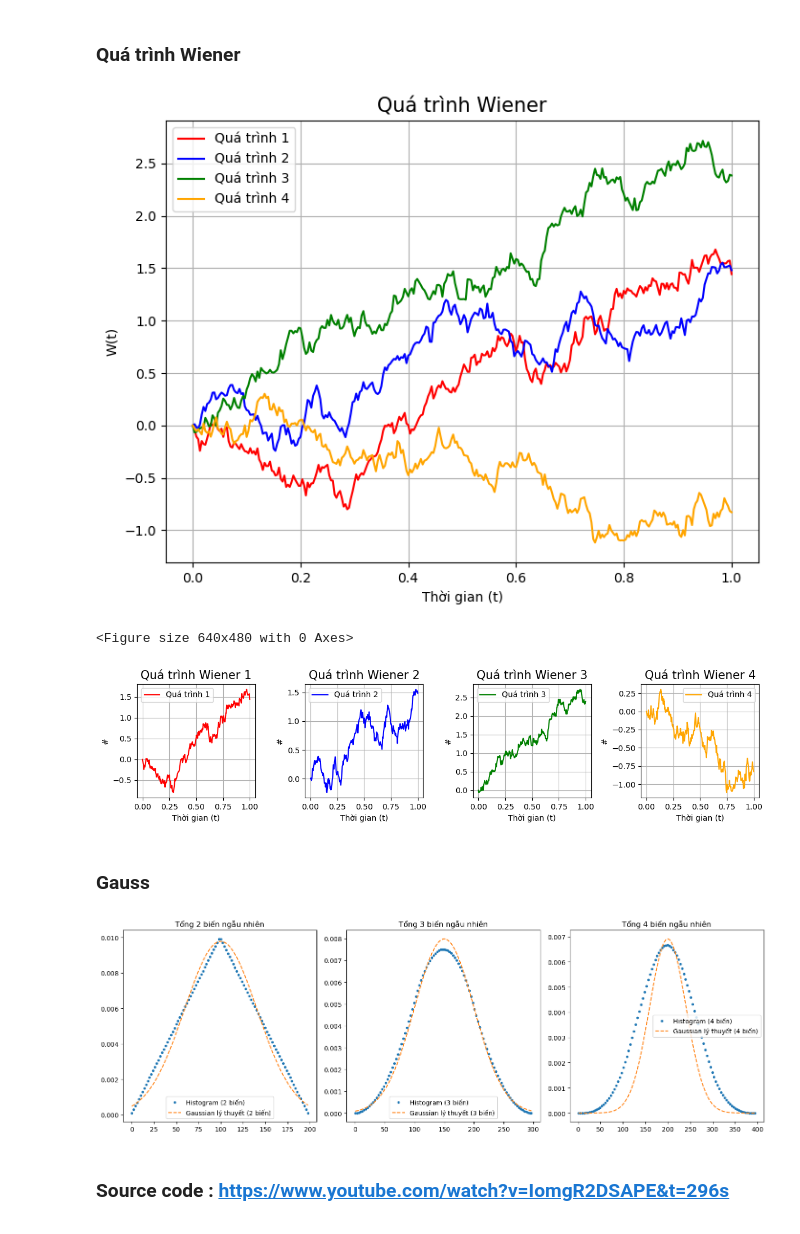
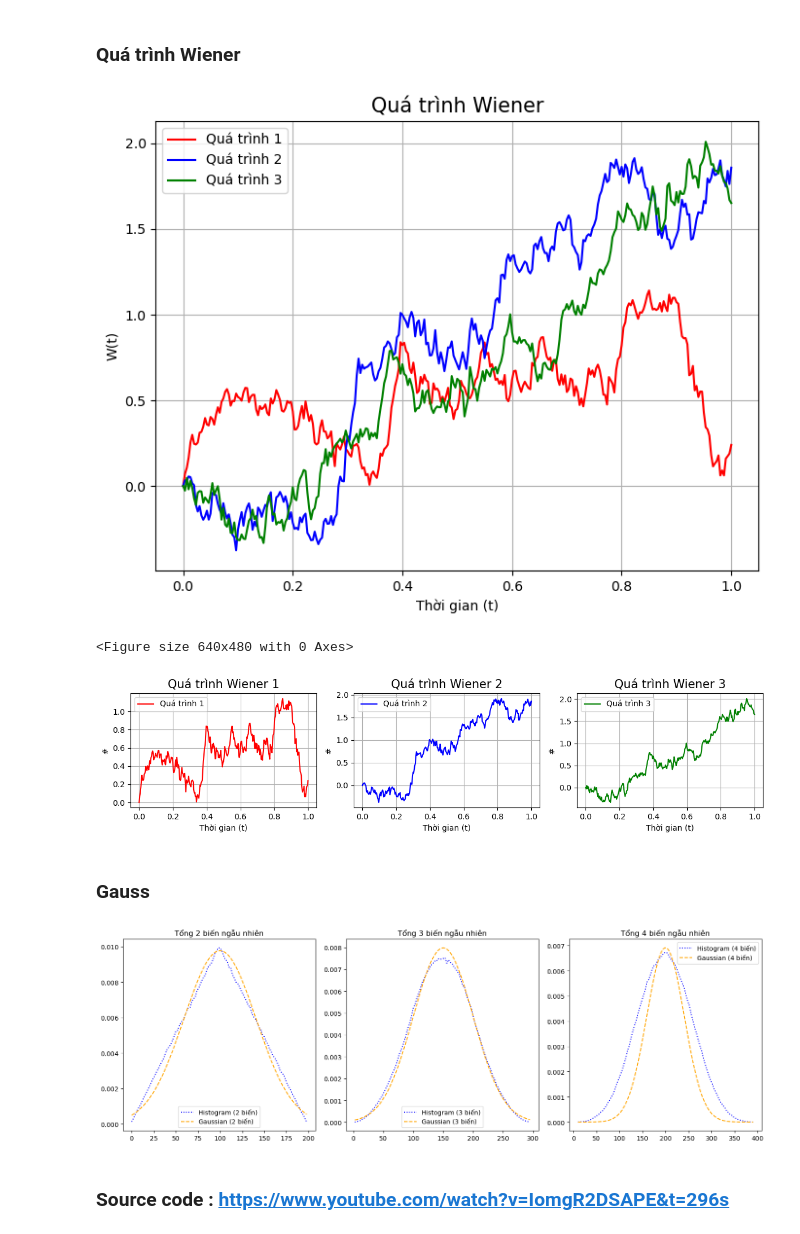
Before and after one commit to nmkhan9/Qua_trinh_ngau_nhien, a Jupyter notebook: BTTH2.ipynb, the cells around one changed output. Cells and saved outputs as stored; diff of their text form; code cells hidden in the pictures.

```diff
--- a/BTTH2.ipynb
+++ b/BTTH2.ipynb
@@ -45,20 +45,21 @@ def draw_Wiener(m):
         plt.tight_layout()
         plt.show()
 # %%
-draw_Wiener(4)
+draw_Wiener(3)
 # %% [output]
-[figure, old version]
+[figure, new version]
 <Figure size 640x480 with 0 Axes>
-[figure, old version]
+[figure, new version]
 # %% [markdown]
 ### Gauss
 # %%
 import numpy as np
 import matplotlib.pyplot as plt
+import seaborn as sns
 
 
 a = 100
-leng = int(1e8)
+leng = int(1e6)
 bins = 100
 
 
@@ -97,28 +98,57 @@ plt.figure(figsize=(15, 5))
 
 
 plt.subplot(1, 3, 1)
-plt.plot(n2, y2, '.', label="Histogram (2 biến)")
-plt.plot(n2, gauss_y2, label="Gaussian lý thuyết (2 biến)", linestyle='--')
-plt.title("Tổng 2 biến ngẫu nhiên")
+sns.lineplot(
+    x=n2,
+    y=y2,
+    ls=':',
+    color='blue',
+    label='Histogram (2 biến)')
+sns.lineplot(
+    x=n2,
+    y=gauss_y2,
+    label='Gaussian (2 biến)',
+    color='orange',
+    ls='--')
+plt.title('Tổng 2 biến ngẫu nhiên')
 plt.legend()
 
-
 plt.subplot(1, 3, 2)
-plt.plot(n3, y3, '.', label="Histogram (3 biến)")
-plt.plot(n3, gauss_y3, label="Gaussian lý thuyết (3 biến)", linestyle='--')
-plt.title("Tổng 3 biến ngẫu nhiên")
+sns.lineplot(
+    x=n3,
+    y=y3,
+    ls=':',
+    color='blue',
+    label='Histogram (3 biến)')
+sns.lineplot(
+    x=n3,
+    y=gauss_y3,
+    label='Gaussian (3 biến)',
+    color='orange',
+    ls='--')
+plt.title('Tổng 3 biến ngẫu nhiên')
 plt.legend()
 
 
 plt.subplot(1, 3, 3)
-plt.plot(n4, y4, '.', label="Histogram (4 biến)")
-plt.plot(n4, gauss_y4, label="Gaussian lý thuyết (4 biến)", linestyle='--')
-plt.title("Tổng 4 biến ngẫu nhiên")
+sns.lineplot(
+    x=n4,
+    y=y4,
+    ls=':',
+    color='blue',
+    label='Histogram (4 biến)')
+sns.lineplot(
+    x=n4,
+    y=gauss_y4,
+    label='Gaussian (4 biến)',
+    color='orange',
+    ls='--')
+plt.title('Tổng 4 biến ngẫu nhiên')
 plt.legend()
 
 plt.tight_layout()
 plt.show()
 # %% [output]
-[figure, old version]
+[figure, new version]
 # %% [markdown]
 ### Source code : https://www.youtube.com/watch?v=IomgR2DSAPE&t=296s
```
Also changed, not shown: 1 other file.
